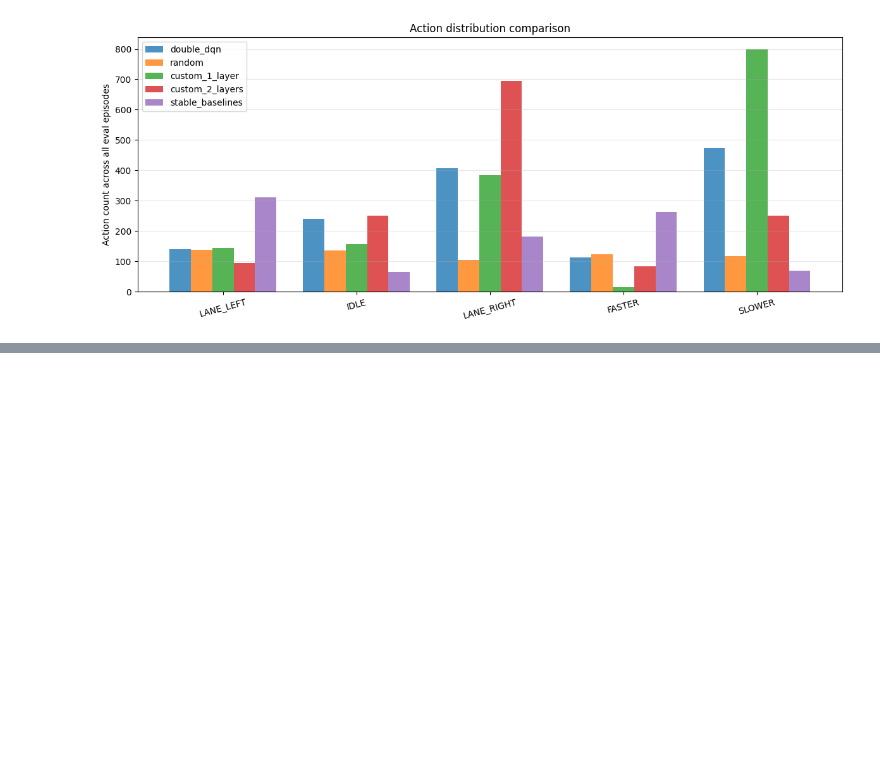
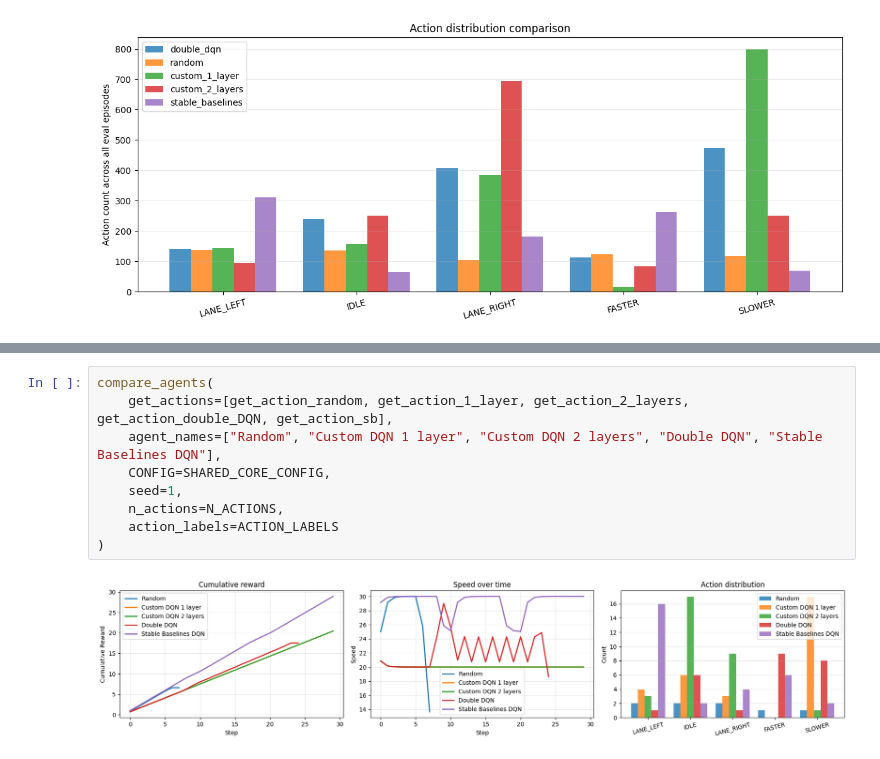
Before and after one commit to arfiblouisa/Reinforcement_learning_highway, a Jupyter notebook: core_task/compare_models.ipynb, the cells around one changed output, grey strips where cells are left out. Drawn from its saved outputs; the diff is of its cells as text; blank space fills up the shorter version.

Commit message:
Modify core task comparison notebook

```diff
--- a/core_task/compare_models.ipynb
+++ b/core_task/compare_models.ipynb
@@ -539,6 +543,17 @@ def compare_agents(get_actions, agent_names, CONFIG, seed, n_actions, action_lab
 
     plt.tight_layout()
     plt.show()
+# %%
+compare_agents(
+    get_actions=[get_action_random, get_action_1_layer, get_action_2_layers, get_action_double_DQN, get_action_sb],
+    agent_names=["Random", "Custom DQN 1 layer", "Custom DQN 2 layers", "Double DQN", "Stable Baselines DQN"],
+    CONFIG=SHARED_CORE_CONFIG,
+    seed=1,
+    n_actions=N_ACTIONS,
+    action_labels=ACTION_LABELS
+)
+# %% [output]
+[figure, added]
 # %%
 compare_agents(
     get_actions=[get_action_random, get_action_1_layer, get_action_2_layers, get_action_double_DQN, get_action_sb],
```
Also changed, not shown: parts of 20 cells of this notebook.
